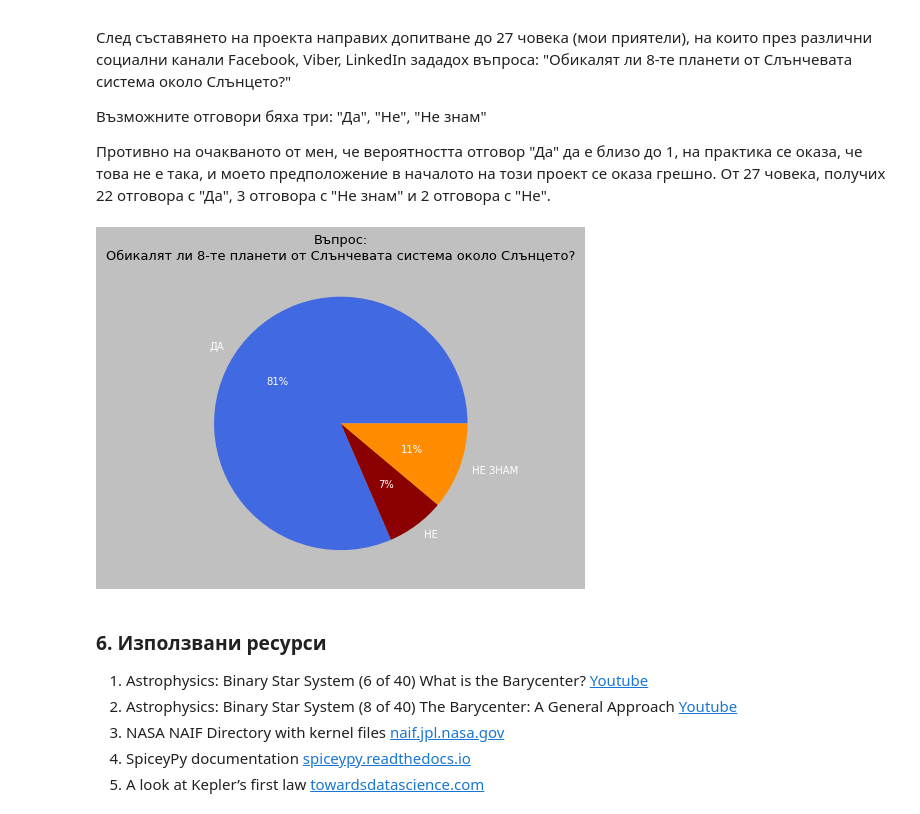
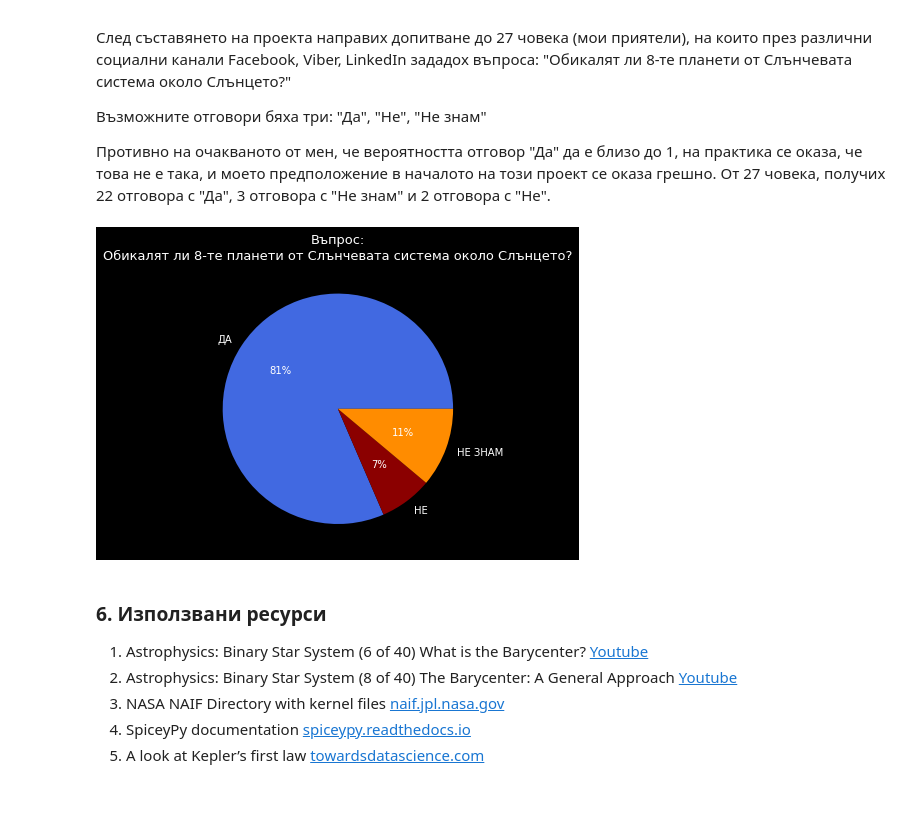
Before and after one commit to kalinpetrovbg/SoftUni-Machine-Learning, a Jupyter notebook: Math Concepts/Exam/project-solar-system-barycenter.ipynb, the cells around one changed output. Saved outputs shown, nothing was run; the diff lists cells and outputs as text; code cells hidden in the pictures.

```diff
--- a/Math Concepts/Exam/project-solar-system-barycenter.ipynb
+++ b/Math Concepts/Exam/project-solar-system-barycenter.ipynb
@@ -238,17 +238,21 @@ Days the barycenter is outside the Sun: 62.46666666666667 %
 Противно на очакваното от мен, че вероятността отговор "Да" да е близо до 1, на практика се оказа, че това не е така, и моето предположение в началото на този проект се оказа грешно. От 27 човека, получих 22 отговора с "Да", 3 отговора с "Не знам" и 2 отговора с "Не".
 # %%
 fig = plt.figure()
-fig.set_facecolor('silver')
-ax = fig.add_axes([0,0,1.1,1.1])
+plt.style.use('dark_background')
+
+ax = fig.add_axes([0,0,1,1])
 ax.axis('equal')
-ax.set_title('Въпрос:\nОбикалят ли 8-те планети от Слънчевата система около Слънцето?', color="black", fontsize="13")
+ax.set_title('Въпрос:\nОбикалят ли 8-те планети от Слънчевата система около Слънцето?', color="white", fontsize="13")
 answers = ['ДА', 'НЕ', 'НЕ ЗНАМ']
 people = [22,2,3]
 col = ['royalblue', 'darkred', 'darkorange']
 ax.pie(people, labels = answers, colors = col, autopct='%.0f%%')
+
+# Saving the image as a file.
+plt.savefig('research-barycenter.png', dpi=300)
 plt.show()
 # %% [output]
-[figure, old version]
+[figure, new version]
 # %% [markdown]
 ### 6. Използвани ресурси
 
```
Also changed, not shown: parts of 1 cell of this notebook, 1 other file.
